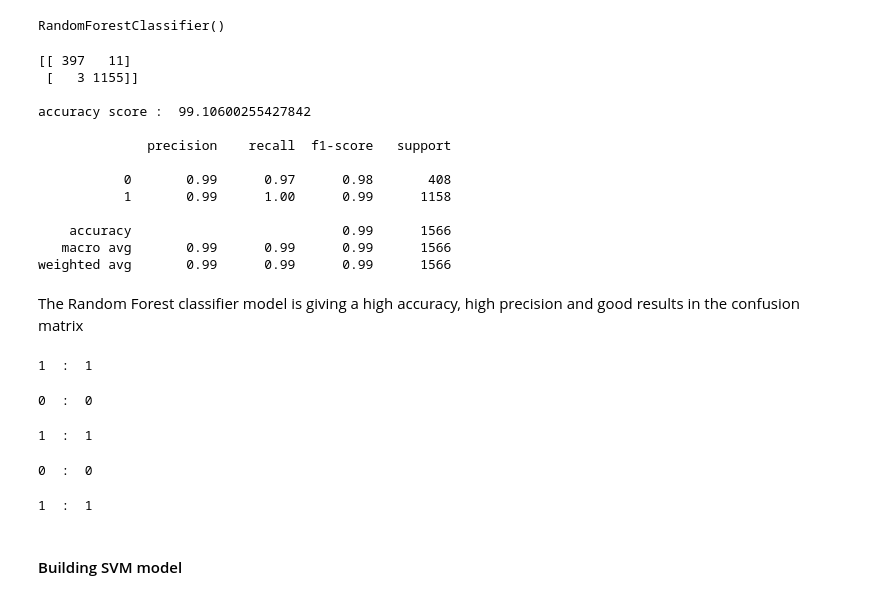
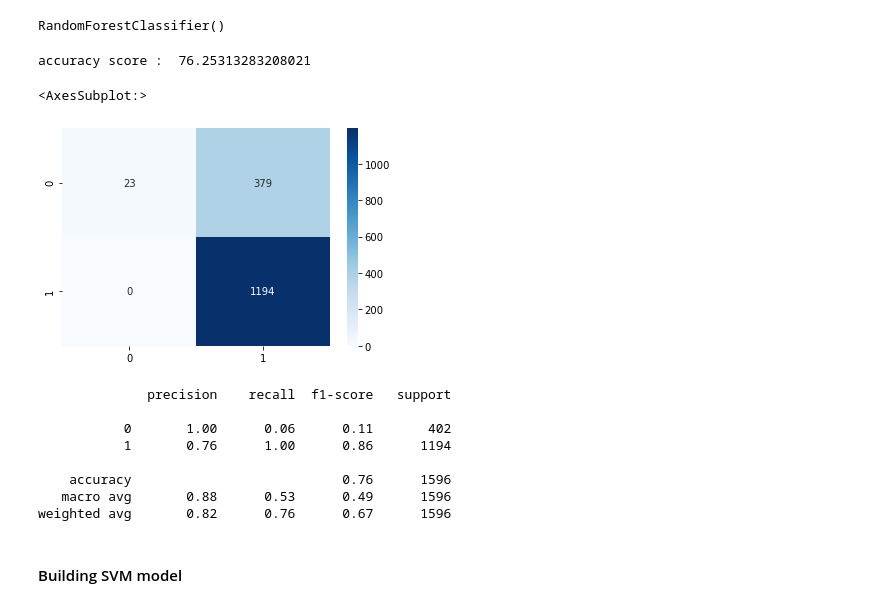
Before and after one commit to nipun1992/Predicting-Wine-Color, a Jupyter notebook: src/Wine_quality_Prediction.ipynb, the cells around one changed output. Saved outputs shown, nothing was run; the diff lists cells and outputs as text; code cells hidden in the pictures.

```diff
--- a/src/Wine_quality_Prediction.ipynb
+++ b/src/Wine_quality_Prediction.ipynb
@@ -940,52 +946,30 @@ weighted avg       0.73      0.67      0.69      1596
 # %%
 from sklearn.ensemble import RandomForestClassifier
 classifier = RandomForestClassifier()
-classifier.fit(X_train, y_train)
+classifier.fit(X_train, Y_train)
 # %% [output]
 RandomForestClassifier()
 # %%
-y_pred = classifier.predict(X_test)
-print(confusion_matrix(y_test, y_pred))
-print()
-print("accuracy score : ", str(accuracy_score(y_test, y_pred)*100))
-print()
-print(classification_report(y_test, y_pred))
+Y_pred_rfc = classifier.predict(X_test)
+print("accuracy score : ", str(accuracy_score(Y_test, Y_pred_rfc)*100))
 # %% [output]
-[[ 397   11]
- [   3 1155]]
-
-accuracy score :  99.10600255427842
-
-              precision    recall  f1-score   support
-
-           0       0.99      0.97      0.98       408
-           1       0.99      1.00      0.99      1158
-
-    accuracy                           0.99      1566
-   macro avg       0.99      0.99      0.99      1566
-weighted avg       0.99      0.99      0.99      1566
+accuracy score :  76.25313283208021
-# %% [markdown]
-The Random Forest classifier model is giving a high accuracy, high precision and good results in the confusion matrix
-# %%
-print(y_test[98], " : ", y_pred[98])
-# %% [output]
-1  :  1
-# %%
-print(y_test[183], " : ", y_pred[183])
-# %% [output]
-0  :  0
-# %%
-print(y_test[283], " : ", y_pred[283])
-# %% [output]
-1  :  1
-# %%
-print(y_test[33], " : ", y_pred[33])
-# %% [output]
-0  :  0
-# %%
-print(y_test[441], " : ", y_pred[441])
-# %% [output]
-1  :  1
+# %%
+sns.heatmap(confusion_matrix(Y_test, Y_pred_rfc), annot = True, cmap = 'Blues', fmt='0.4g')
+# %% [output]
+<AxesSubplot:>
+[figure, added]
+# %%
+print(classification_report(Y_test, Y_pred_rfc))
+# %% [output]
+              precision    recall  f1-score   support
+
+           0       1.00      0.06      0.11       402
+           1       0.76      1.00      0.86      1194
+
+    accuracy                           0.76      1596
+   macro avg       0.88      0.53      0.49      1596
+weighted avg       0.82      0.76      0.67      1596
 # %% [markdown]
 #### Building SVM model
 # %%
```
Also changed, not shown: parts of 15 cells of this notebook, 2 other files.
